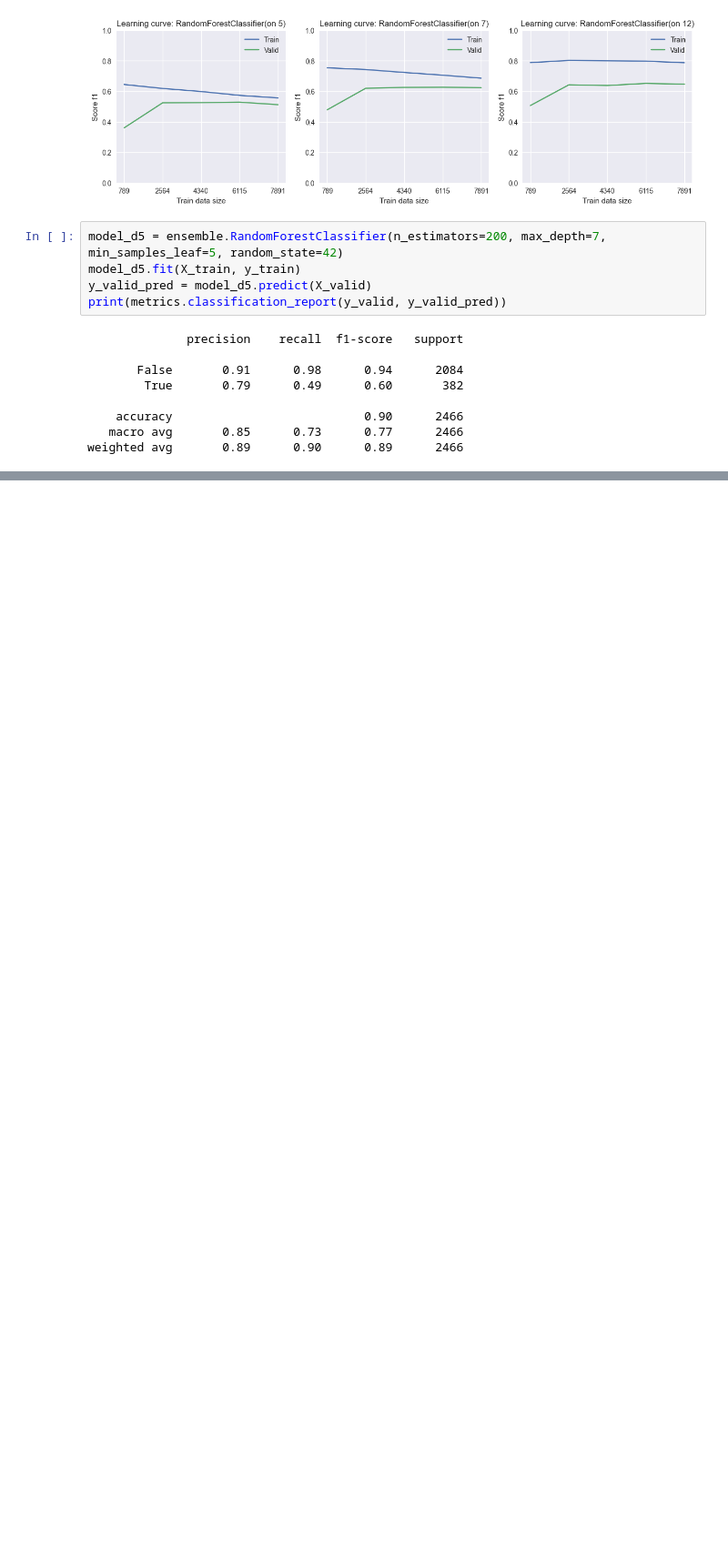
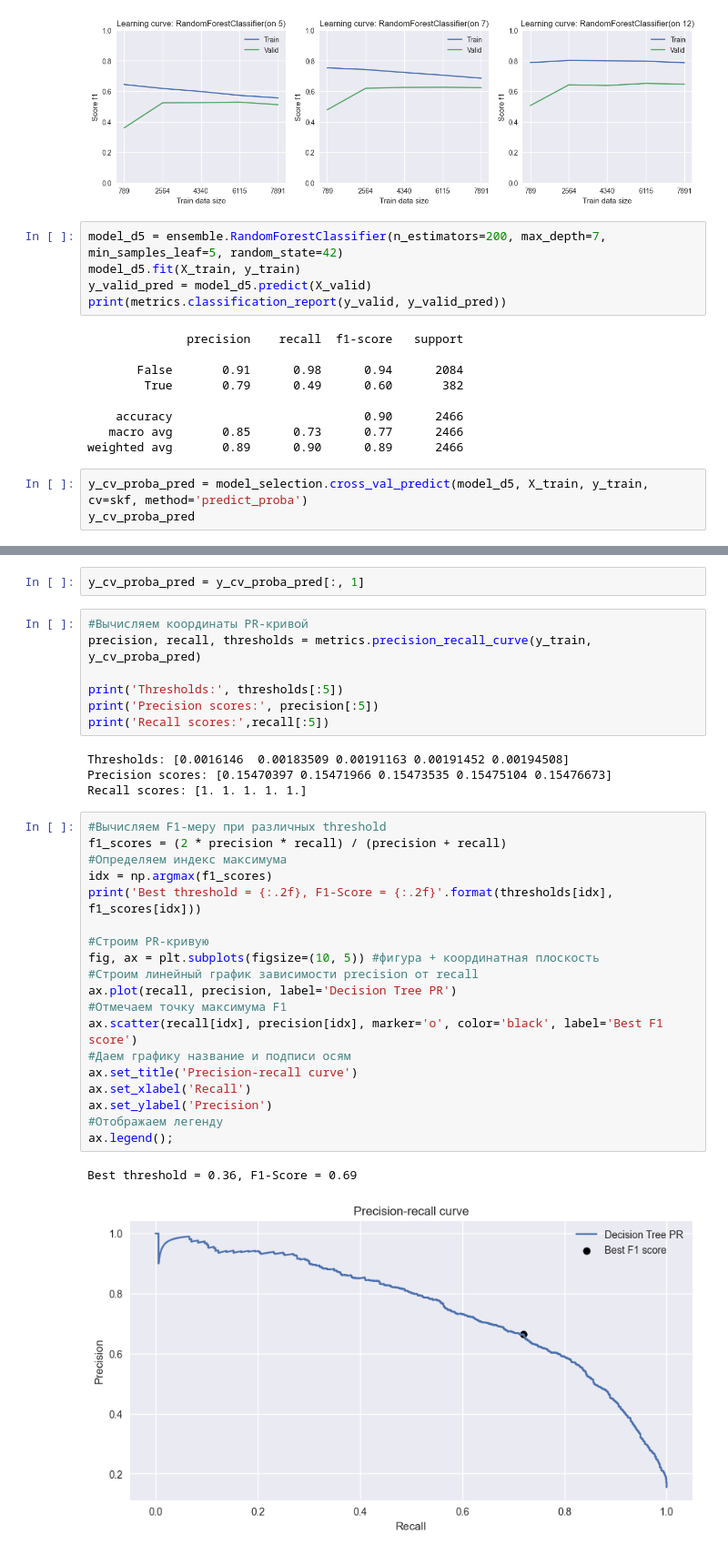
Before and after one commit to vadimkopytko/learning, a Jupyter notebook: SkillFactory/ML_5_Валидация_и_оценка_моделей/Practice.ipynb, the cells around one changed output, grey strips where cells are left out. Shown at 91% size. Cells and saved outputs as stored; diff of their text form; blank space fills up the shorter version.

```diff
--- a/SkillFactory/ML_5_Валидация_и_оценка_моделей/Practice.ipynb
+++ b/SkillFactory/ML_5_Валидация_и_оценка_моделей/Practice.ipynb
@@ -167,3 +167,6 @@ print(metrics.classification_report(y_valid, y_valid_pred))
     accuracy                           0.90      2466
    macro avg       0.85      0.73      0.77      2466
 weighted avg       0.89      0.90      0.89      2466
+# %%
+y_cv_proba_pred = model_selection.cross_val_predict(model_d5, X_train, y_train, cv=skf, method='predict_proba')
+y_cv_proba_pred
@@ -169,0 +181,35 @@ weighted avg       0.89      0.90      0.89      2466
+# %%
+y_cv_proba_pred = y_cv_proba_pred[:, 1]
+# %%
+#Вычисляем координаты PR-кривой
+precision, recall, thresholds = metrics.precision_recall_curve(y_train, y_cv_proba_pred)
+
+print('Thresholds:', thresholds[:5])
+print('Precision scores:', precision[:5])
+print('Recall scores:',recall[:5])
+# %% [output]
+Thresholds: [0.0016146  0.00183509 0.00191163 0.00191452 0.00194508]
+Precision scores: [0.15470397 0.15471966 0.15473535 0.15475104 0.15476673]
+Recall scores: [1. 1. 1. 1. 1.]
+# %%
+#Вычисляем F1-меру при различных threshold
+f1_scores = (2 * precision * recall) / (precision + recall)
+#Определяем индекс максимума
+idx = np.argmax(f1_scores)
+print('Best threshold = {:.2f}, F1-Score = {:.2f}'.format(thresholds[idx], f1_scores[idx]))
+
+#Строим PR-кривую
+fig, ax = plt.subplots(figsize=(10, 5)) #фигура + координатная плоскость
+#Строим линейный график зависимости precision от recall
+ax.plot(recall, precision, label='Decision Tree PR')
+#Отмечаем точку максимума F1
+ax.scatter(recall[idx], precision[idx], marker='o', color='black', label='Best F1 score')
+#Даем графику название и подписи осям
+ax.set_title('Precision-recall curve')
+ax.set_xlabel('Recall')
+ax.set_ylabel('Precision')
+#Отображаем легенду
+ax.legend();
+# %% [output]
+Best threshold = 0.36, F1-Score = 0.69
+[figure, added]
```
Also changed, not shown: parts of 2 cells of this notebook, 3 other files.
